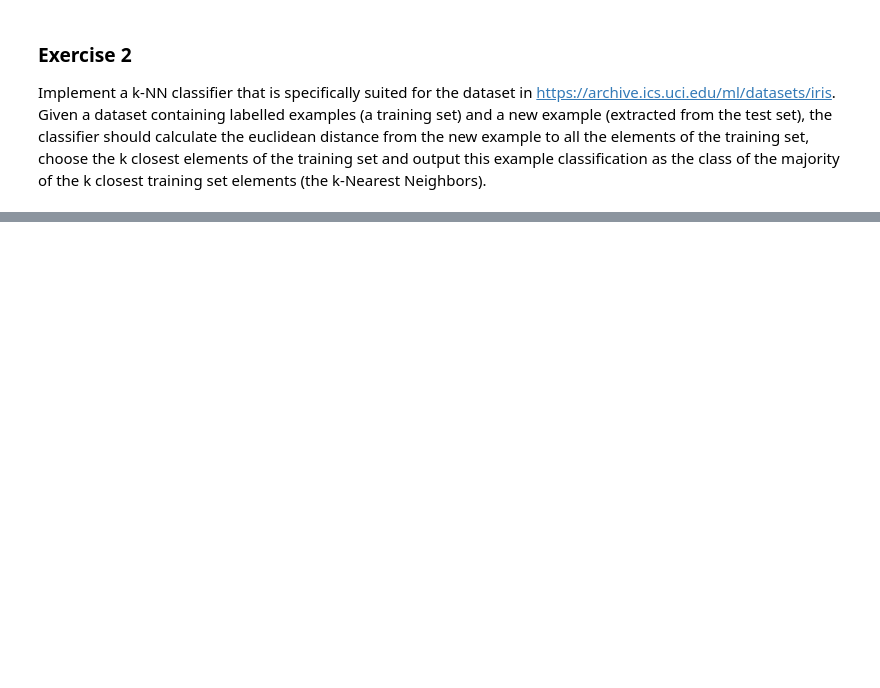
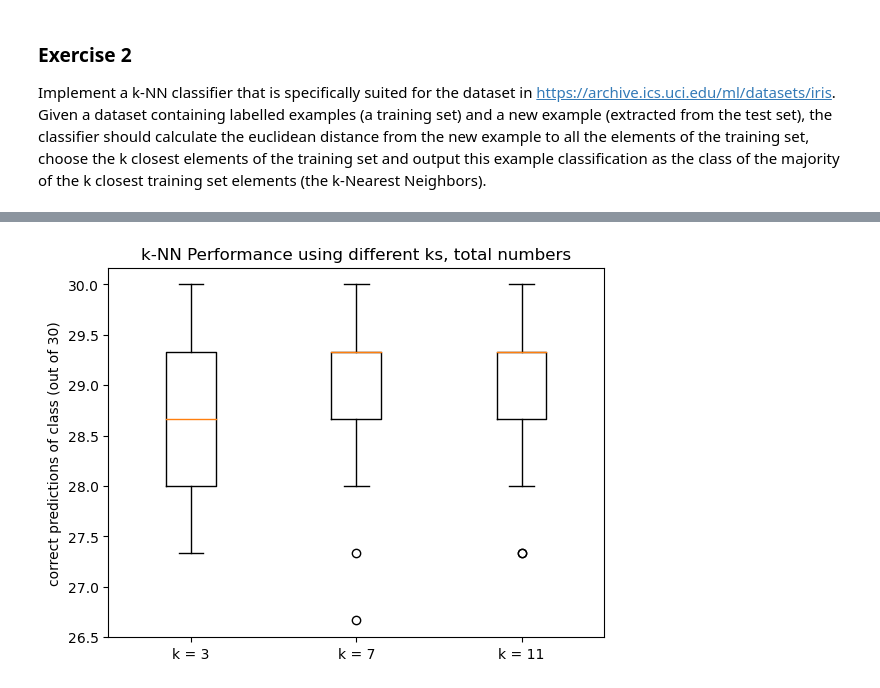
Before and after one commit to jelenameyer/IntroToMachineLearning, a Jupyter notebook: assignments/a2supervised.ipynb, the cells around one changed output, grey strips where cells are left out. Cells and saved outputs as stored; diff of their text form; code cells hidden in the pictures; blank space fills up the shorter version.

```diff
--- a/assignments/a2supervised.ipynb
+++ b/assignments/a2supervised.ipynb
@@ -875,0 +699,27 @@ ucimlrepo.dotdict.dotdict
+# %%
+# classifier function
+def kNearestNeighbourClassifier(trainData, testData, k):
+    dictIndexToDistance = {}
+    kMinDistances = []
+    index = 0
+    for index, dataPoint in trainData.iterrows():
+        distance = getEuclideanDistance(dataPoint[:4], testData)
+        dictIndexToDistance[index] = distance
+        index += 1
+
+    for i in range(k):
+        minDistance = min(dictIndexToDistance, key = dictIndexToDistance.get)
+        kMinDistances.append(minDistance)
+        del dictIndexToDistance[minDistance]
+
+    classesOfPointsWithMinDistances = []
+    for index in kMinDistances:
+        classesOfPointsWithMinDistances.append(trainData.iloc[index]["class"])
+
+    classesOfPointsWithMinDistances = pd.Series(classesOfPointsWithMinDistances, dtype = "category")
+    predictedClass = classesOfPointsWithMinDistances.mode()[0]
+
+    return(predictedClass)
+
+# example
+print(kNearestNeighbourClassifier(trainingData, y_test.iloc[0], 3))
@@ -875,0 +772,19 @@ ucimlrepo.dotdict.dotdict
+# %%
+# visualize total numbers
+tryout = []
+for item in allSingleAccuraciesInList:
+    outtry = []
+    for i in item:
+        outtry.append(i*30)
+    tryout.append(outtry)
+
+labels = ["k = 3", "k = 7", "k = 11"]
+
+fig, ax = plt.subplots()
+ax.set_ylabel("correct predictions of class (out of 30)")
+ax.set_title('k-NN Performance using different ks, total numbers')
+bplot = ax.boxplot(tryout,
+                   labels = labels)
+plt.show()
+# %% [output]
+[figure, added]
```
Also changed, not shown: parts of 30 cells of this notebook, 1 other file.
